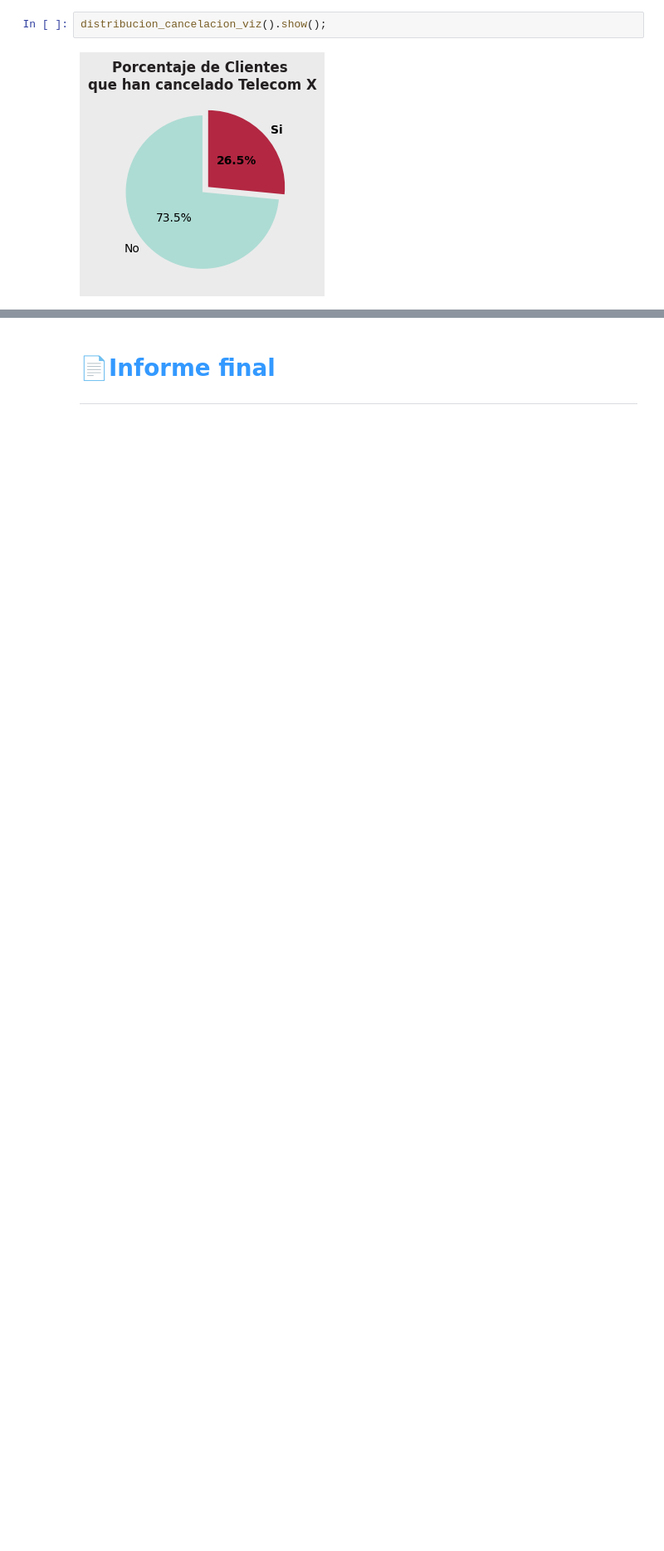
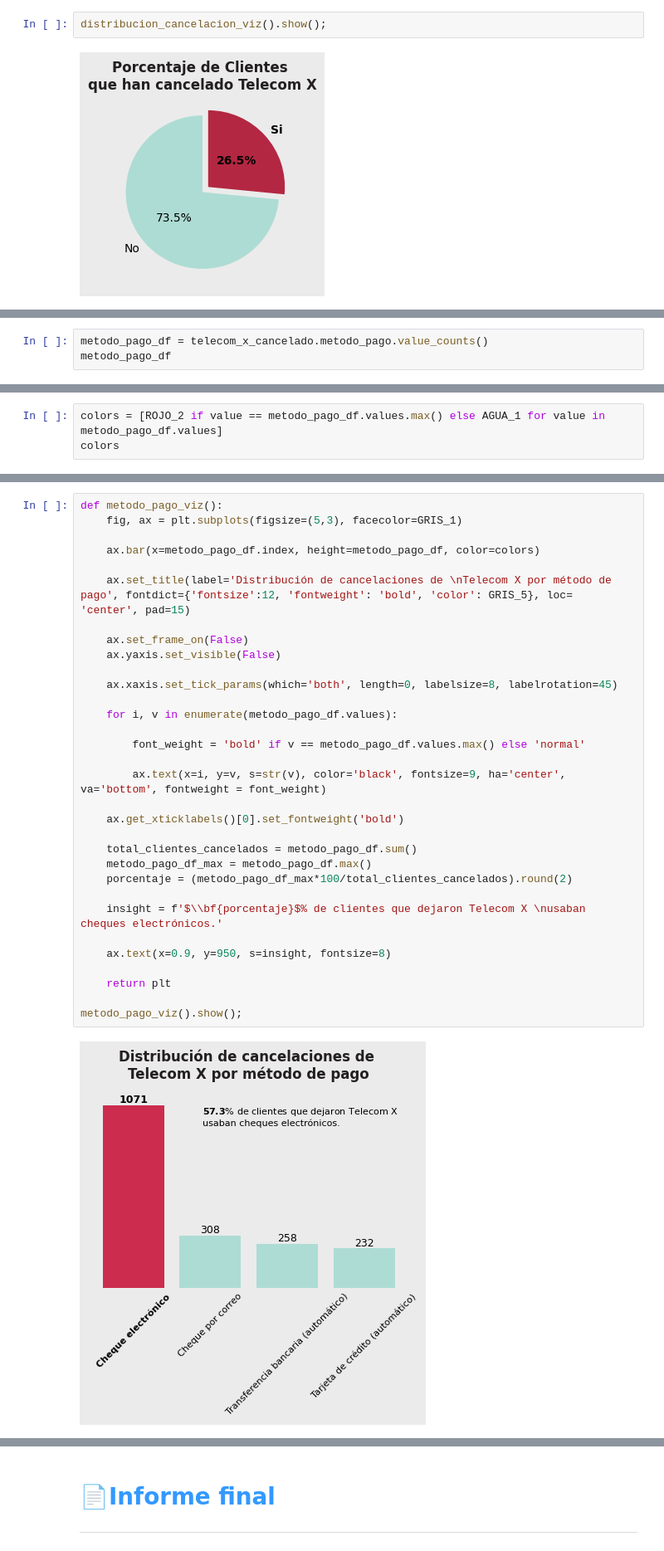
Before and after one commit to carloslozano-rg/challenge-telecom-x, a Jupyter notebook: TelecomX_LATAM.ipynb, the cells around one changed output, grey strips where cells are left out. Shown at 83% size. Saved outputs shown, nothing was run; the diff lists cells and outputs as text; blank space fills up the shorter version.

```diff
--- a/TelecomX_LATAM.ipynb
+++ b/TelecomX_LATAM.ipynb
@@ -1143,0 +1357,3 @@ distribucion_cancelacion_viz().show();
+# %%
+metodo_pago_df = telecom_x_cancelado.metodo_pago.value_counts()
+metodo_pago_df
@@ -1143,0 +1367,3 @@ distribucion_cancelacion_viz().show();
+# %%
+colors = [ROJO_2 if value == metodo_pago_df.values.max() else AGUA_1 for value in metodo_pago_df.values]
+colors
@@ -1143,0 +1372,34 @@ distribucion_cancelacion_viz().show();
+# %%
+def metodo_pago_viz():
+    fig, ax = plt.subplots(figsize=(5,3), facecolor=GRIS_1)
+
+    ax.bar(x=metodo_pago_df.index, height=metodo_pago_df, color=colors)
+
+    ax.set_title(label='Distribución de cancelaciones de \nTelecom X por método de pago', fontdict={'fontsize':12, 'fontweight': 'bold', 'color': GRIS_5}, loc= 'center', pad=15)
+
+    ax.set_frame_on(False)
+    ax.yaxis.set_visible(False)
+
+    ax.xaxis.set_tick_params(which='both', length=0, labelsize=8, labelrotation=45)
+
+    for i, v in enumerate(metodo_pago_df.values):
+
+        font_weight = 'bold' if v == metodo_pago_df.values.max() else 'normal'
+
+        ax.text(x=i, y=v, s=str(v), color='black', fontsize=9, ha='center', va='bottom', fontweight = font_weight)
+
+    ax.get_xticklabels()[0].set_fontweight('bold')
+
+    total_clientes_cancelados = metodo_pago_df.sum()
+    metodo_pago_df_max = metodo_pago_df.max()
+    porcentaje = (metodo_pago_df_max*100/total_clientes_cancelados).round(2)
+
+    insight = f'$\\bf{porcentaje}$% de clientes que dejaron Telecom X \nusaban cheques electrónicos.'
+
+    ax.text(x=0.9, y=950, s=insight, fontsize=8)
+
+    return plt
+
+metodo_pago_viz().show();
+# %% [output]
+[figure, added]
```
Also changed, not shown: parts of 37 cells of this notebook.
